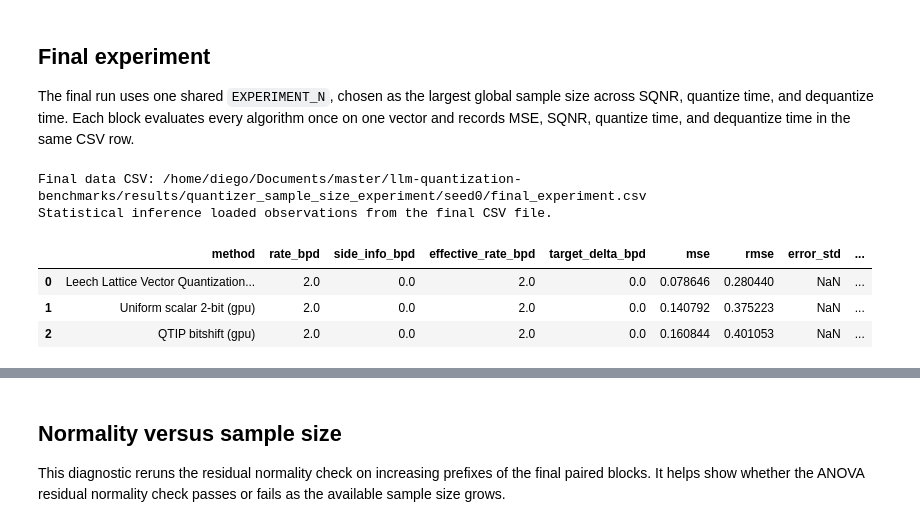
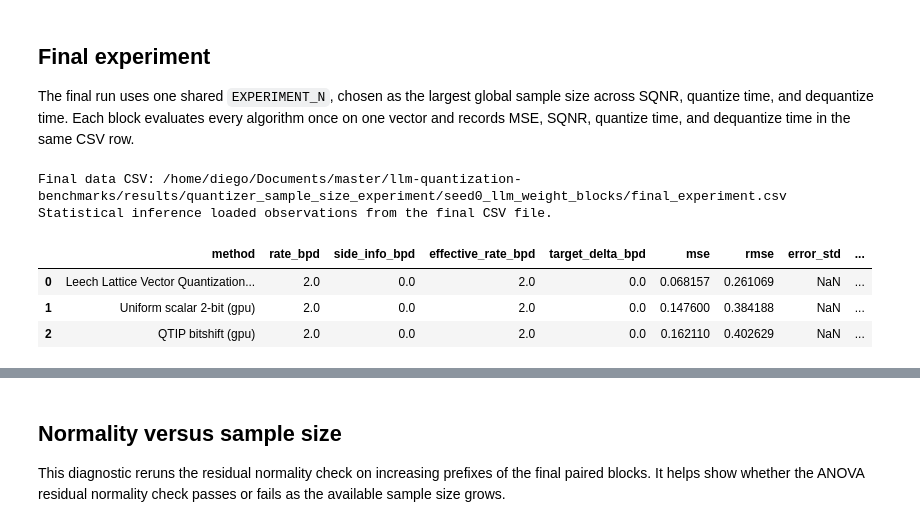
Before and after one commit to dmnunez1993/llm-quantization-benchmarks, a Jupyter notebook: quantizer_sample_size_experiment.ipynb, the cells around one changed output, grey strips where cells are left out. Cells and saved outputs as stored; diff of their text form; code cells hidden in the pictures.

```diff
--- a/quantizer_sample_size_experiment.ipynb
+++ b/quantizer_sample_size_experiment.ipynb
@@ -13,6 +13,7 @@ import io
 import json
 import math
 import random
+import re
 import subprocess
 import sys
 import time
@@ -41,6 +42,16 @@ try:
 except Exception:
     pd = None
 
+try:
+    from huggingface_hub import hf_hub_download
+    from safetensors import safe_open
+    HF_WEIGHTS_AVAILABLE = True
+except Exception as exc:
+    hf_hub_download = None
+    safe_open = None
+    HF_WEIGHTS_AVAILABLE = False
+    HF_WEIGHTS_IMPORT_ERROR = exc
+
 import matplotlib.pyplot as plt
 
 
@@ -59,6 +70,7 @@ def seed_everything(seed: int):
 print(f"root: {ROOT}")
 print(f"torch available: {TORCH_AVAILABLE}")
 print(f"torch device: {TORCH_DEVICE}")
+print(f"HF weight loading available: {HF_WEIGHTS_AVAILABLE}")
 # %% [output]
 root: /home/diego/Documents/master/llm-quantization-benchmarks
 torch available: True
@@ -1398,9 +1371,12 @@ seed_everything(SEED)
 pilot_rng = make_rng(1)
 PILOT_N = max(PILOT_QUALITY_N, PILOT_TIMING_REPEATS)
 pilot_batch_n = PILOT_N
-pilot_x = pilot_rng.standard_normal((pilot_batch_n, DIM)).astype(np.float32)
+pilot_x = make_input_blocks(pilot_batch_n, pilot_rng, offset_blocks=0)
 quantizer_items, qtip_status = make_quantizer_items()
 print(f"Using pilot runs = {PILOT_N}")
+print(f"Data source: {DATA_SOURCE}")
+if DATA_SOURCE == "llm_weight_blocks":
+    print(f"LLM tensors: {LLM_REPO_ID}:{LLM_TENSOR_NAME_PATTERN} ({LLM_WEIGHT_NORMALIZATION}, sample_seed={LLM_SAMPLE_SEED})")
 print(f"QTIP status: {qtip_status}")
 print("Algorithms:")
 for item in quantizer_items:
@@ -1727,7 +1715,7 @@ The final run uses one shared `EXPERIMENT_N`, chosen as the largest global sampl
 # %%
 seed_everything(SEED)
 final_rng = make_rng(101)
-X = final_rng.standard_normal((EXPERIMENT_N, DIM)).astype(np.float32)
+X = make_input_blocks(EXPERIMENT_N, final_rng, offset_blocks=PILOT_N)
 
 data_csv, quality_scores_from_csv, quantize_times_from_csv, dequantize_times_from_csv, reports = run_combined_experiment(
     quantizer_items,
@@ -1786,37 +1774,37 @@ final_data_statistics = final_data_statistics_from_csv(data_csv, confidence=0.95
 
 metric_samples = {
     "sqnr_bits": {
         "samples": quality_scores_from_csv,
         "sample_unit": "vectors",
         "higher_is_better": True,
     },
     "quantize_seconds": {
         "samples": quantize_times_from_csv,
         "sample_unit": "timing_repeats",
         "higher_is_better": False,
     },
     "dequantize_seconds": {
         "samples": dequantize_times_from_csv,
         "sample_unit": "timing_repeats",
         "higher_is_better": False,
     },
 }
 
 assumption_check_table = anova_assumption_checks(metric_samples)
 global_test_table = global_multiple_sample_tests(metric_samples)
 friedman_test_table = global_test_table[global_test_table["test"].eq("friedman")].reset_index(drop=True)
 posthoc_table = posthoc_pairwise_table(metric_samples)
 
 print(f"Final data CSV: {data_csv}")
 print("Statistical inference loaded observations from the final CSV file.")
 final_table
 # %% [output]
-Final data CSV: /home/diego/Documents/master/llm-quantization-benchmarks/results/quantizer_sample_size_experiment/seed0/final_experiment.csv
+Final data CSV: /home/diego/Documents/master/llm-quantization-benchmarks/results/quantizer_sample_size_experiment/seed0_llm_weight_blocks/final_experiment.csv
 Statistical inference loaded observations from the final CSV file.
 |  | method | rate_bpd | side_info_bpd | effective_rate_bpd | target_delta_bpd | mse | rmse | error_std | ... |
-| 0 | Leech Lattice Vector Quantization... | 2.0 | 0.0 | 2.0 | 0.0 | 0.078646 | 0.280440 | NaN | ... |
-| 1 | Uniform scalar 2-bit (gpu) | 2.0 | 0.0 | 2.0 | 0.0 | 0.140792 | 0.375223 | NaN | ... |
-| 2 | QTIP bitshift (gpu) | 2.0 | 0.0 | 2.0 | 0.0 | 0.160844 | 0.401053 | NaN | ... |
+| 0 | Leech Lattice Vector Quantization... | 2.0 | 0.0 | 2.0 | 0.0 | 0.068157 | 0.261069 | NaN | ... |
+| 1 | Uniform scalar 2-bit (gpu) | 2.0 | 0.0 | 2.0 | 0.0 | 0.147600 | 0.384188 | NaN | ... |
+| 2 | QTIP bitshift (gpu) | 2.0 | 0.0 | 2.0 | 0.0 | 0.162110 | 0.402629 | NaN | ... |
 # %%
 print(f"Pilot CSV: {pilot_csv}")
 print(f"Final data CSV: {data_csv}")
```
Also changed, not shown: parts of 56 cells of this notebook, 18 other files.
